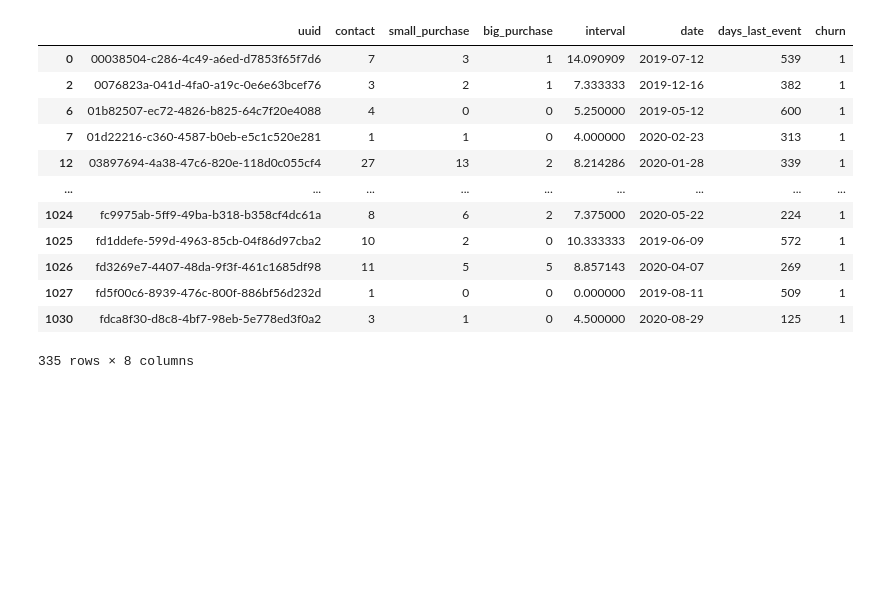
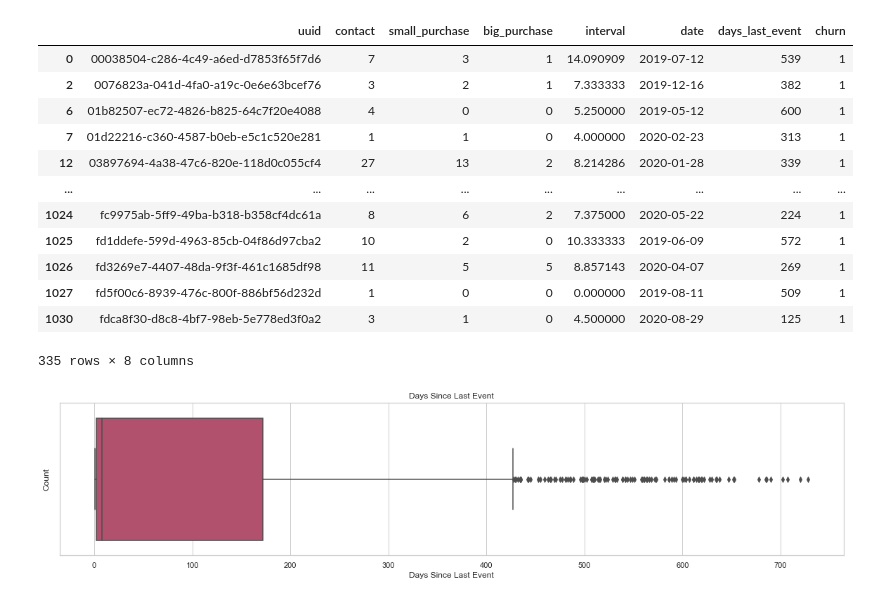
Before and after one commit to raquelcreis/customer_survival, a Jupyter notebook: notebook.ipynb, the cells around one changed output. Saved outputs shown, nothing was run; the diff lists cells and outputs as text; code cells hidden in the pictures; blank space fills up the shorter version.

Commit message:
visualization days since last event

```diff
--- a/notebook.ipynb
+++ b/notebook.ipynb
@@ -204,3 +204,13 @@ dfUsers[dfUsers.churn == 1]
 | 1027 | fd5f00c6-8939-476c-800f-886bf56d232d | 1 | 0 | 0 | 0.000000 | 2019-08-11 | 509 | 1 |
 | 1030 | fdca8f30-d8c8-4bf7-98eb-5e778ed3f0a2 | 3 | 1 | 0 | 4.500000 | 2020-08-29 | 125 | 1 |
 335 rows × 8 columns
+# %%
+plt.figure(figsize=(20,4))
+ax = sns.boxplot(data=dfUsers,x="days_last_event",palette="flare")
+sns.set(style="whitegrid")
+plt.xlabel('Days Since Last Event')
+plt.ylabel('Count')
+plt.title('Days Since Last Event')
+plt.show()
+# %% [output]
+[figure, added]
```
Also changed, not shown: parts of 1 cell of this notebook.
